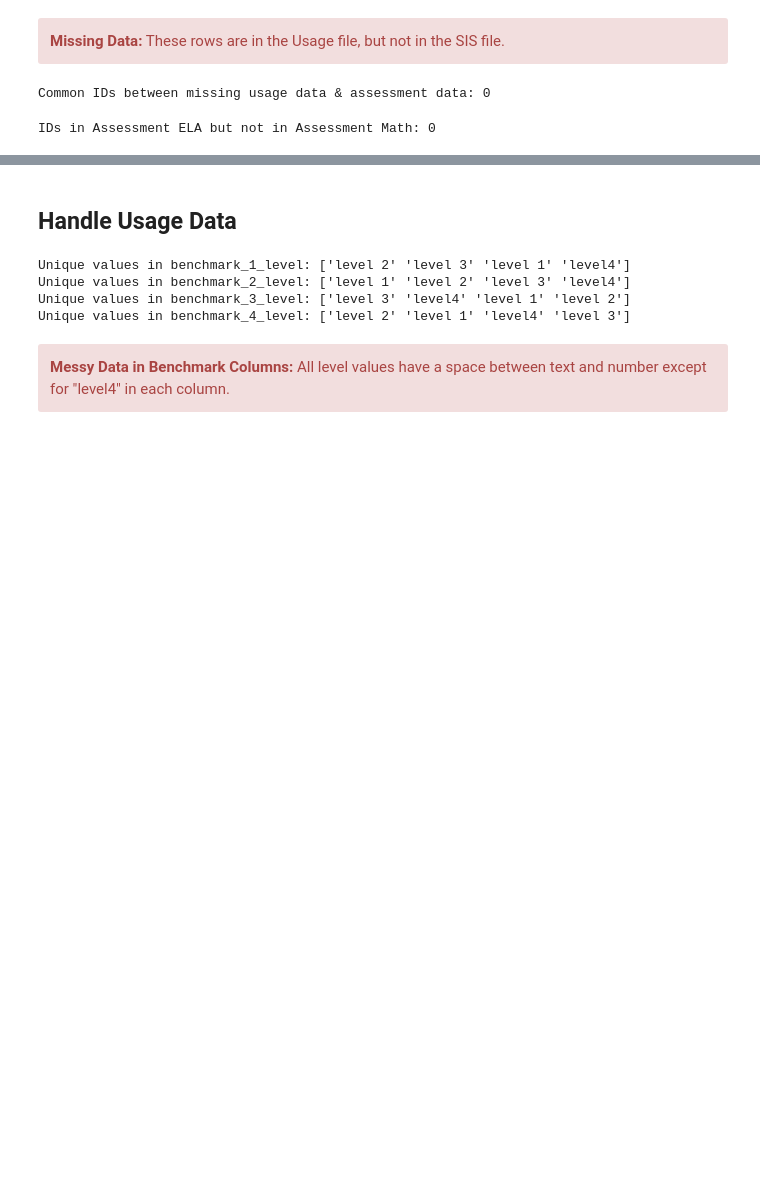
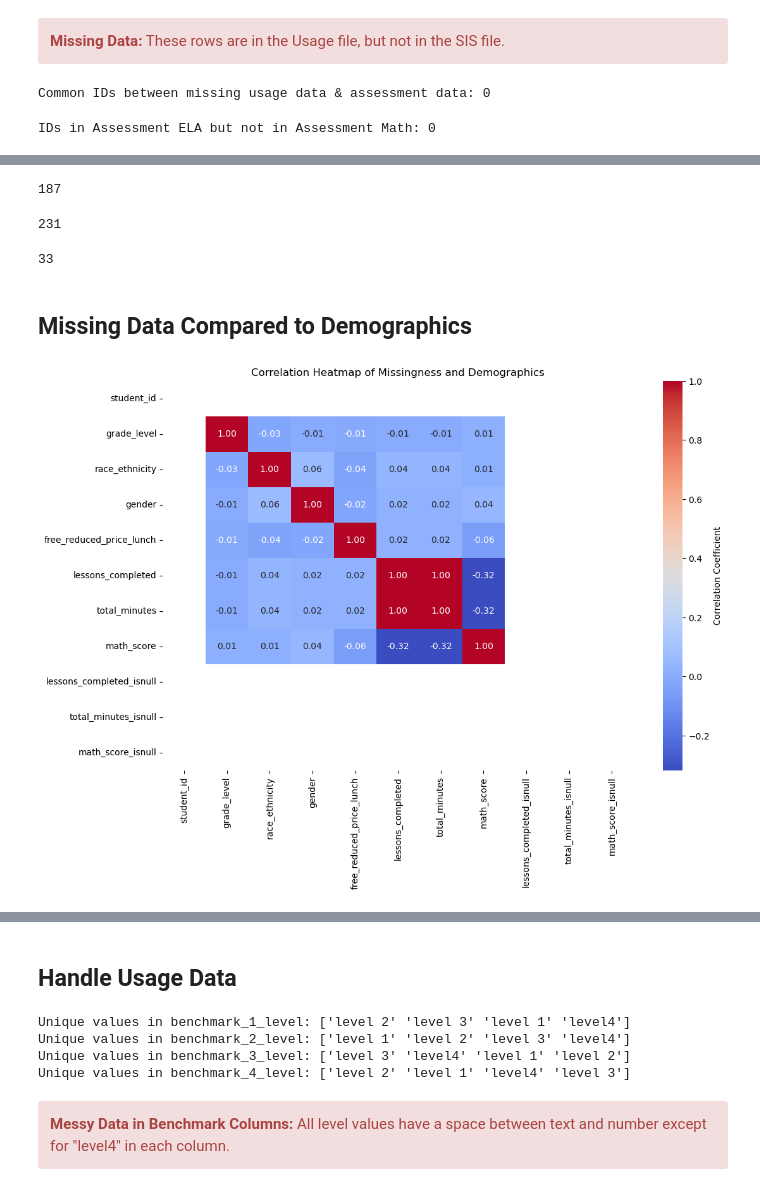
Before and after one commit to bo-boka/student-data-cleaning-project, a Jupyter notebook: Student-Data-Analysis.ipynb, the cells around one changed output, grey strips where cells are left out. Cells and saved outputs as stored; diff of their text form; code cells hidden in the pictures; blank space fills up the shorter version.

```diff
--- a/Student-Data-Analysis.ipynb
+++ b/Student-Data-Analysis.ipynb
@@ -452,0 +562,49 @@ IDs in Assessment ELA but not in Assessment Math: 0
+# %%
+# Row count with all non-null values
+all_non_null_count = final_csv.dropna(how='any')
+all_non_null_count.shape[0]
+# %% [output]
+187
+# %%
+# Row count with non-nulls in math columns
+specific_columns = ['lessons_completed', 'total_minutes', 'math_score']
+non_null_specific = final_csv[specific_columns].dropna(how='any')
+non_null_specific.shape[0]
+# %% [output]
+231
+# %%
+# Row count with null values from both merged files
+all_null_specific = final_csv[specific_columns].isnull().all(axis=1)
+all_null_specific.sum()
+# %% [output]
+33
+# %% [markdown]
+## Missing Data Compared to Demographics
+# %%
+# Setup
+demographics = ['grade_level', 'race_ethnicity', 'gender', 'free_reduced_price_lunch']
+missingness_columns = ['lessons_completed', 'math_score']
+# %%
+# Generate missingness indicators
+missingness_df = final_csv.isnull().astype(int)
+
+# Add demographic indicators
+for col in demographics:
+    missingness_df[col] = final_csv[col].astype('category').cat.codes
+
+# Calculate correlations
+correlation_matrix = missingness_df.corr()
+
+# Plot heatmap
+plt.figure(figsize=(12, 8))
+sb.heatmap(
+    correlation_matrix,
+    annot=True,
+    cmap="coolwarm",
+    fmt=".2f",
+    cbar_kws={'label': 'Correlation Coefficient'}
+)
+plt.title("Correlation Heatmap of Missingness and Demographics")
+plt.show()
+# %% [output]
+[figure, added]
```
Also changed, not shown: parts of 55 cells of this notebook, 1 other file.
